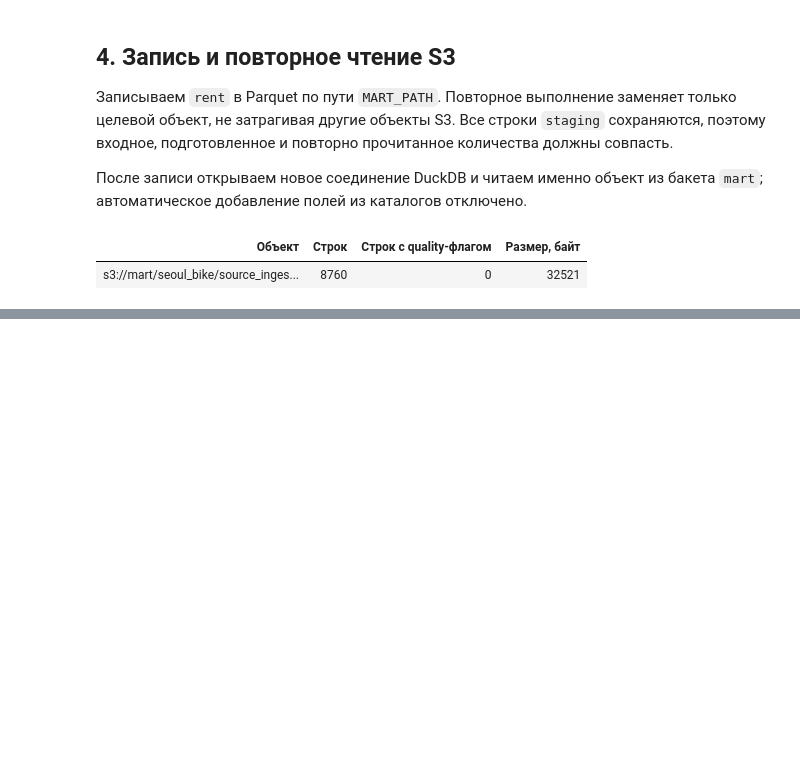
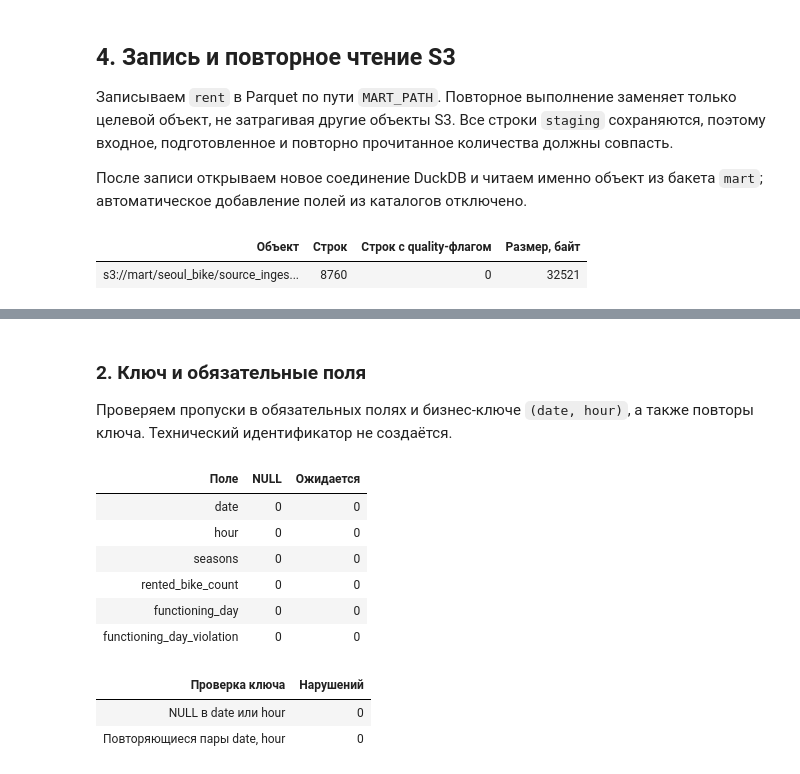
Before and after one commit to Sukulent-Studio/ITAD, a Jupyter notebook: notebooks/build_mart.ipynb, the cells around one changed output, grey strips where cells are left out. Drawn from its saved outputs; the diff is of its cells as text; code cells hidden in the pictures; blank space fills up the shorter version.

```diff
--- a/notebooks/build_mart.ipynb
+++ b/notebooks/build_mart.ipynb
@@ -695,0 +369,48 @@ s3://mart/green_tripdata/source_ingested_on=2026-09-30/trips.parquet
+# %% [markdown]
+### 2. Ключ и обязательные поля
+
+Проверяем пропуски в обязательных полях и бизнес-ключе `(date, hour)`, а также повторы ключа. Технический идентификатор не создаётся.
+# %%
+null_profile = published.execute("""
+    SELECT
+        count(*) FILTER (WHERE date IS NULL),
+        count(*) FILTER (WHERE hour IS NULL),
+        count(*) FILTER (WHERE seasons IS NULL),
+        count(*) FILTER (WHERE rented_bike_count IS NULL),
+        count(*) FILTER (WHERE functioning_day IS NULL),
+        count(*) FILTER (WHERE functioning_day_violation IS NULL)
+    FROM published_rent
+""").fetchone()
+for name, value in zip(("date", "hour", "seasons", "rented_bike_count",
+                        "functioning_day", "functioning_day_violation"), null_profile):
+    check(f"NULL в обязательном поле {name}", value, 0)
+show_table(["Поле", "NULL", "Ожидается"],
+           [(name, value, 0) for (name, _), value in zip(expected_schema, null_profile)])
+
+key_profile = published.execute("""
+    SELECT
+        count(*) FILTER (WHERE date IS NULL OR hour IS NULL),
+        COALESCE((SELECT sum(rows_per_key - 1) FROM (
+            SELECT count(*) AS rows_per_key
+            FROM published_rent
+            GROUP BY date, hour HAVING count(*) > 1
+        )), 0)
+    FROM published_rent
+""").fetchone()
+check("Пропуски составного ключа (date, hour)", key_profile[0], 0)
+check("Повторы составного ключа (date, hour)", key_profile[1], 0)
+show_table(["Проверка ключа", "Нарушений"], [
+    ("NULL в date или hour", key_profile[0]),
+    ("Повторяющиеся пары date, hour", key_profile[1]),
+])
+# %% [output]
+| Поле | NULL | Ожидается |
+| date | 0 | 0 |
+| hour | 0 | 0 |
+| seasons | 0 | 0 |
+| rented_bike_count | 0 | 0 |
+| functioning_day | 0 | 0 |
+| functioning_day_violation | 0 | 0 |
+| Проверка ключа | Нарушений |
+| NULL в date или hour | 0 |
+| Повторяющиеся пары date, hour | 0 |
```
Also changed, not shown: parts of 27 cells of this notebook, 1 other file.
